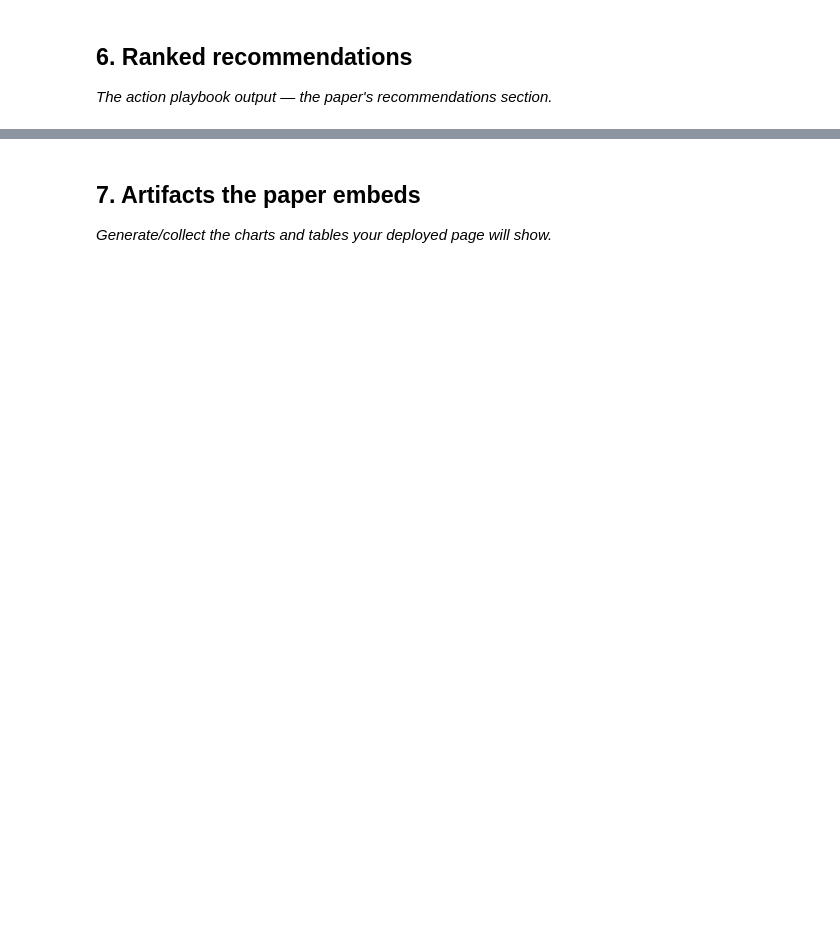
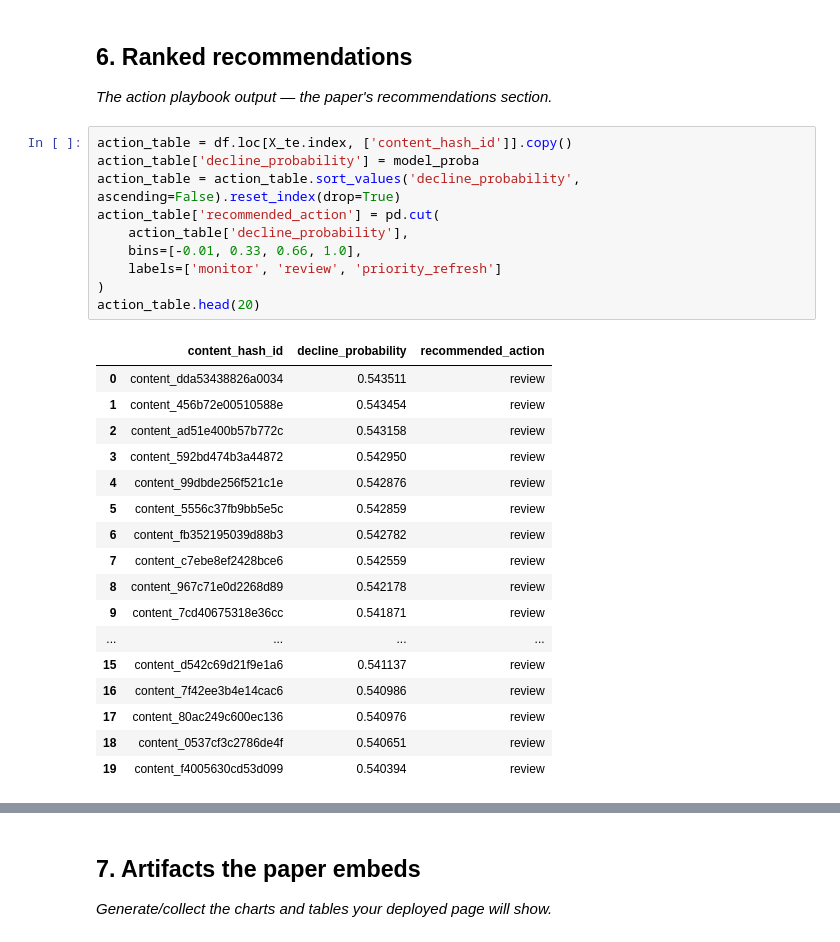
Before and after one commit to DuaaMahar5/FlyRank-internship-ml, a Jupyter notebook: work/notebooks/capstone.ipynb, the cells around one changed output, grey strips where cells are left out. Drawn from its saved outputs; the diff is of its cells as text; blank space fills up the shorter version.

```diff
--- a/work/notebooks/capstone.ipynb
+++ b/work/notebooks/capstone.ipynb
@@ -30,3 +378,31 @@ This skeleton is yours to fill. Work the sections **in order** — each one has
 ## 6. Ranked recommendations
 
 *The action playbook output — the paper's recommendations section.*
+# %%
+action_table = df.loc[X_te.index, ['content_hash_id']].copy()
+action_table['decline_probability'] = model_proba
+action_table = action_table.sort_values('decline_probability', ascending=False).reset_index(drop=True)
+action_table['recommended_action'] = pd.cut(
+    action_table['decline_probability'],
+    bins=[-0.01, 0.33, 0.66, 1.0],
+    labels=['monitor', 'review', 'priority_refresh']
+)
+action_table.head(20)
+# %% [output]
+|  | content_hash_id | decline_probability | recommended_action |
+| 0 | content_dda53438826a0034 | 0.543511 | review |
+| 1 | content_456b72e00510588e | 0.543454 | review |
+| 2 | content_ad51e400b57b772c | 0.543158 | review |
+| 3 | content_592bd474b3a44872 | 0.542950 | review |
+| 4 | content_99dbde256f521c1e | 0.542876 | review |
+| 5 | content_5556c37fb9bb5e5c | 0.542859 | review |
+| 6 | content_fb352195039d88b3 | 0.542782 | review |
+| 7 | content_c7ebe8ef2428bce6 | 0.542559 | review |
+| 8 | content_967c71e0d2268d89 | 0.542178 | review |
+| 9 | content_7cd40675318e36cc | 0.541871 | review |
+| ... | ... | ... | ... |
+| 15 | content_d542c69d21f9e1a6 | 0.541137 | review |
+| 16 | content_7f42ee3b4e14cac6 | 0.540986 | review |
+| 17 | content_80ac249c600ec136 | 0.540976 | review |
+| 18 | content_0537cf3c2786de4f | 0.540651 | review |
+| 19 | content_f4005630cd53d099 | 0.540394 | review |
```
Also changed, not shown: parts of 19 cells of this notebook.
